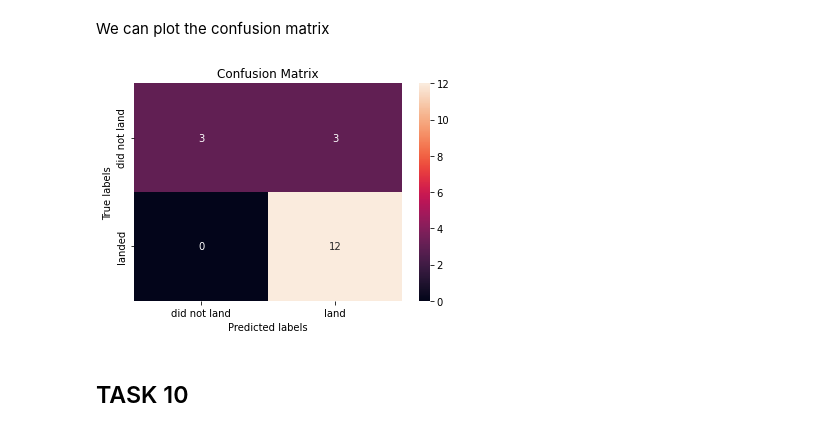
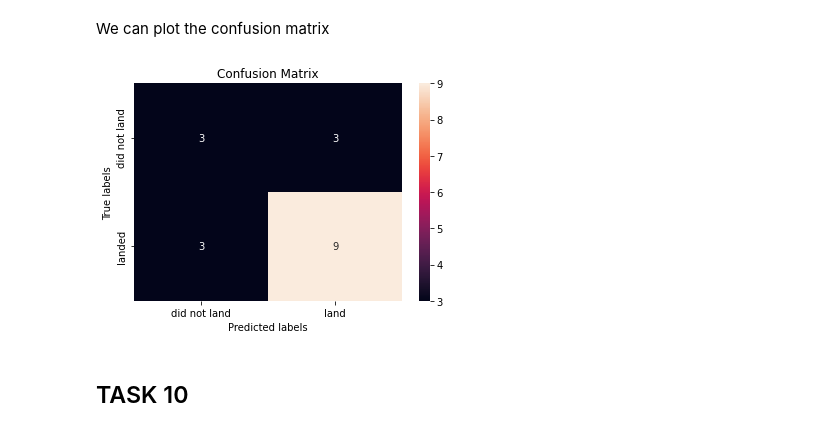
Before and after one commit to jaykang1991/Applied_Data_Science_Capstone_IBM, a Jupyter notebook: Machine_Learning_Prediction.ipynb, the cells around one changed output. Drawn from its saved outputs; the diff is of its cells as text; code cells hidden in the pictures.

```diff
--- a/Machine_Learning_Prediction.ipynb
+++ b/Machine_Learning_Prediction.ipynb
@@ -269,10 +268,10 @@ tree_score
 # %% [markdown]
 We can plot the confusion matrix
 # %%
-yhat = svm_cv.predict(X_test)
+yhat = tree_cv.predict(X_test)
 plot_confusion_matrix(Y_test,yhat)
 # %% [output]
-[figure, old version]
+[figure, new version]
 # %% [markdown]
 ## TASK  10
 # %% [markdown]
```
Also changed, not shown: parts of 6 cells of this notebook.
